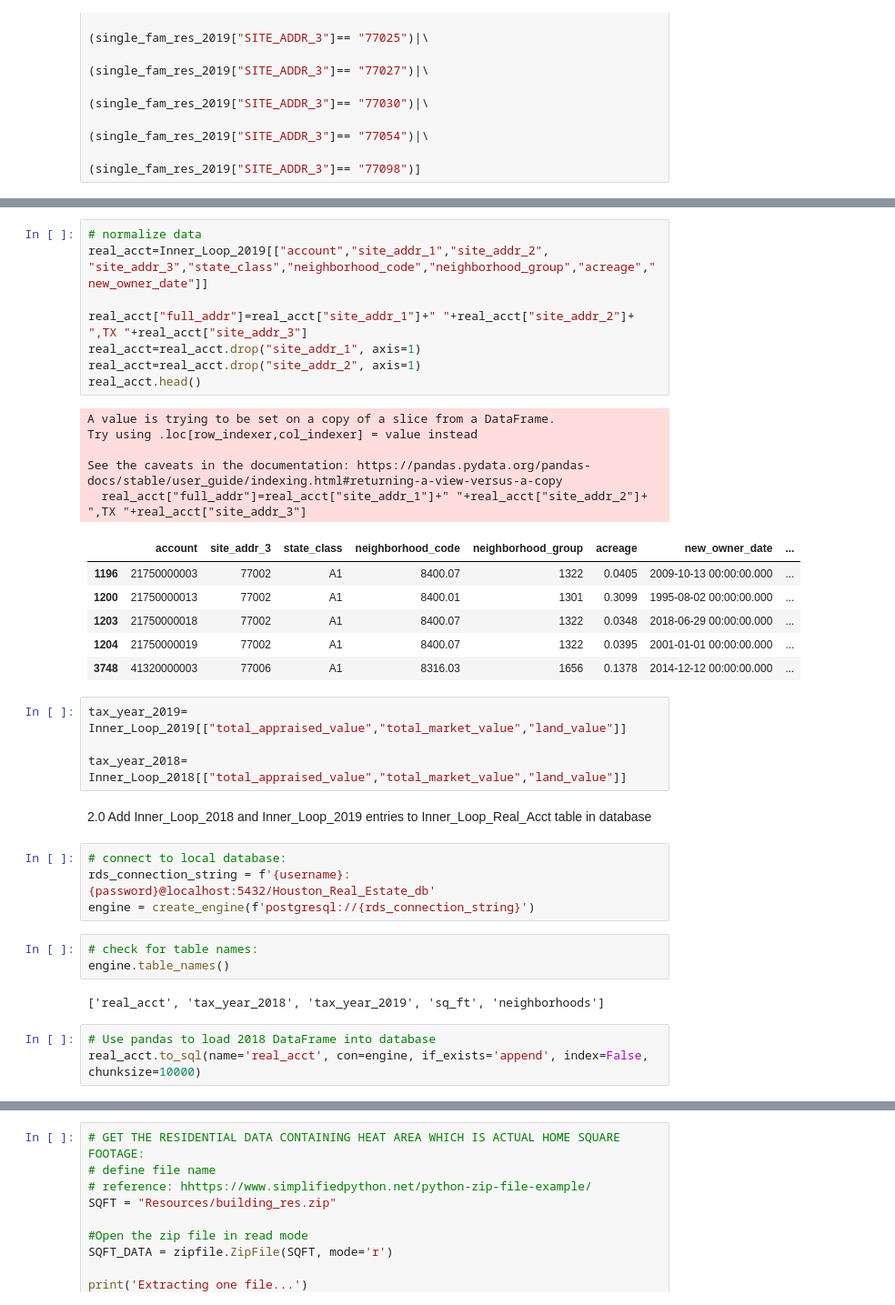
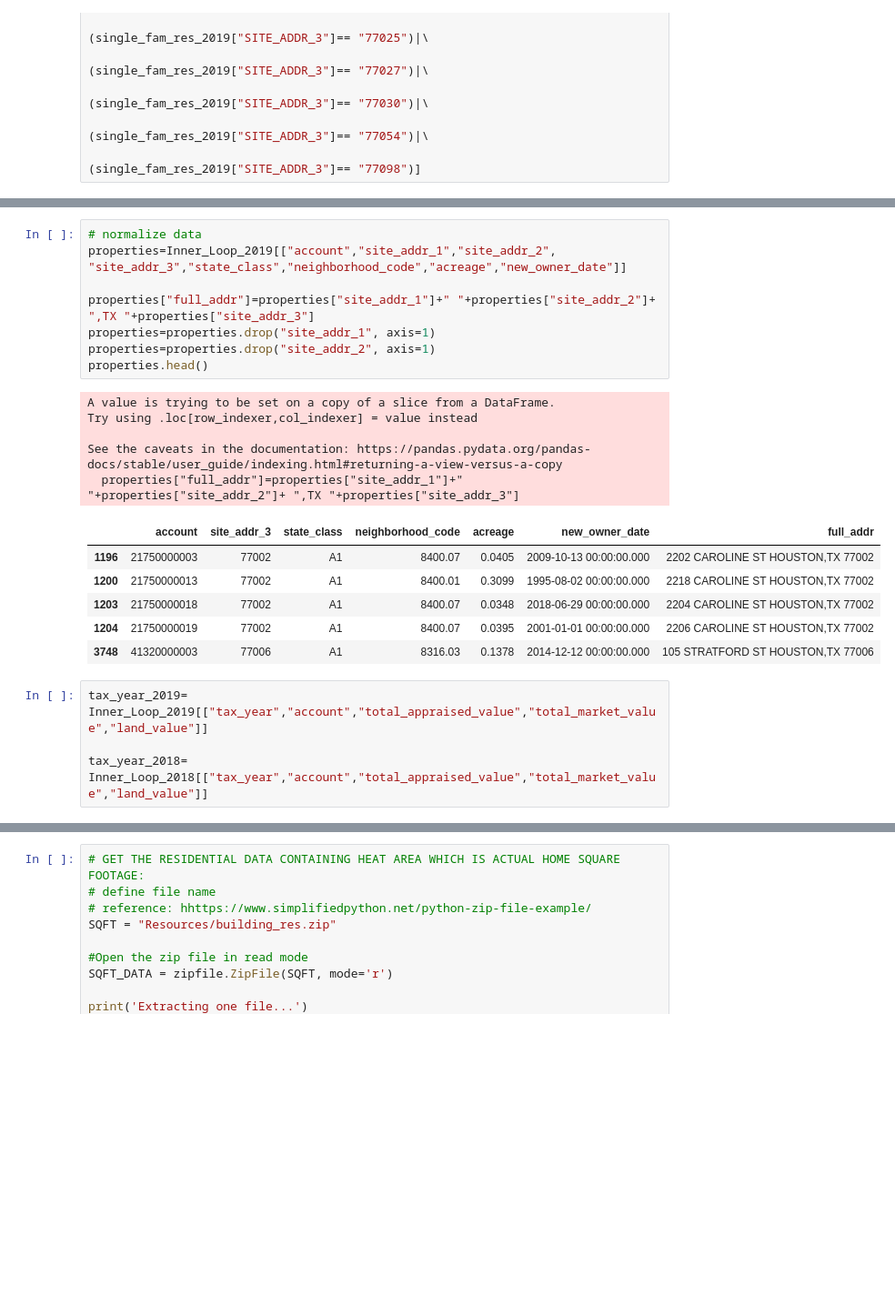
Before and after one commit to ellenrud84/RealEstateDatabase_SQLAlchemyDemo, a Jupyter notebook: ETL_HCAD.ipynb, the cells around one changed output, grey strips where cells are left out. Shown: that part at 91% size. Drawn from its saved outputs; the diff is of its cells as text; blank space fills up the shorter version.

Commit message:
revised columns and table output of hcad data, ready for merge with lat long.

```diff
--- a/ETL_HCAD.ipynb
+++ b/ETL_HCAD.ipynb
@@ -241,39 +241,25 @@ dtypes: float64(3), int64(3), object(7)
 memory usage: 3.3+ MB
 # %%
 # normalize data
-real_acct=Inner_Loop_2019[["account","site_addr_1","site_addr_2", "site_addr_3","state_class","neighborhood_code","neighborhood_group","acreage","new_owner_date"]]
+properties=Inner_Loop_2019[["account","site_addr_1","site_addr_2", "site_addr_3","state_class","neighborhood_code","acreage","new_owner_date"]]
 
-real_acct["full_addr"]=real_acct["site_addr_1"]+" "+real_acct["site_addr_2"]+ ",TX "+real_acct["site_addr_3"]
-real_acct=real_acct.drop("site_addr_1", axis=1)
-real_acct=real_acct.drop("site_addr_2", axis=1)
-real_acct.head()
+properties["full_addr"]=properties["site_addr_1"]+" "+properties["site_addr_2"]+ ",TX "+properties["site_addr_3"]
+properties=properties.drop("site_addr_1", axis=1)
+properties=properties.drop("site_addr_2", axis=1)
+properties.head()
 # %% [output]
 A value is trying to be set on a copy of a slice from a DataFrame.
 Try using .loc[row_indexer,col_indexer] = value instead
 
 See the caveats in the documentation: https://pandas.pydata.org/pandas-docs/stable/user_guide/indexing.html#returning-a-view-versus-a-copy
-  real_acct["full_addr"]=real_acct["site_addr_1"]+" "+real_acct["site_addr_2"]+ ",TX "+real_acct["site_addr_3"]
+  properties["full_addr"]=properties["site_addr_1"]+" "+properties["site_addr_2"]+ ",TX "+properties["site_addr_3"]
-|  | account | site_addr_3 | state_class | neighborhood_code | neighborhood_group | acreage | new_owner_date | ... |
-| 1196 | 21750000003 | 77002 | A1 | 8400.07 | 1322 | 0.0405 | 2009-10-13 00:00:00.000 | ... |
-| 1200 | 21750000013 | 77002 | A1 | 8400.01 | 1301 | 0.3099 | 1995-08-02 00:00:00.000 | ... |
-| 1203 | 21750000018 | 77002 | A1 | 8400.07 | 1322 | 0.0348 | 2018-06-29 00:00:00.000 | ... |
-| 1204 | 21750000019 | 77002 | A1 | 8400.07 | 1322 | 0.0395 | 2001-01-01 00:00:00.000 | ... |
-| 3748 | 41320000003 | 77006 | A1 | 8316.03 | 1656 | 0.1378 | 2014-12-12 00:00:00.000 | ... |
+|  | account | site_addr_3 | state_class | neighborhood_code | acreage | new_owner_date | full_addr |
+| 1196 | 21750000003 | 77002 | A1 | 8400.07 | 0.0405 | 2009-10-13 00:00:00.000 | 2202 CAROLINE ST HOUSTON,TX 77002 |
+| 1200 | 21750000013 | 77002 | A1 | 8400.01 | 0.3099 | 1995-08-02 00:00:00.000 | 2218 CAROLINE ST HOUSTON,TX 77002 |
+| 1203 | 21750000018 | 77002 | A1 | 8400.07 | 0.0348 | 2018-06-29 00:00:00.000 | 2204 CAROLINE ST HOUSTON,TX 77002 |
+| 1204 | 21750000019 | 77002 | A1 | 8400.07 | 0.0395 | 2001-01-01 00:00:00.000 | 2206 CAROLINE ST HOUSTON,TX 77002 |
+| 3748 | 41320000003 | 77006 | A1 | 8316.03 | 0.1378 | 2014-12-12 00:00:00.000 | 105 STRATFORD ST HOUSTON,TX 77006 |
 # %%
-tax_year_2019= Inner_Loop_2019[["total_appraised_value","total_market_value","land_value"]]
+tax_year_2019= Inner_Loop_2019[["tax_year","account","total_appraised_value","total_market_value","land_value"]]
 
-tax_year_2018= Inner_Loop_2018[["total_appraised_value","total_market_value","land_value"]]
+tax_year_2018= Inner_Loop_2018[["tax_year","account","total_appraised_value","total_market_value","land_value"]]
-# %% [markdown]
-2.0 Add Inner_Loop_2018 and Inner_Loop_2019 entries to Inner_Loop_Real_Acct table in database
-# %%
-# connect to local database:
-rds_connection_string = f'{username}:{password}@localhost:5432/Houston_Real_Estate_db'
-engine = create_engine(f'postgresql://{rds_connection_string}')
-# %%
-# check for table names:
-engine.table_names()
-# %% [output]
-['real_acct', 'tax_year_2018', 'tax_year_2019', 'sq_ft', 'neighborhoods']
-# %%
-# Use pandas to load 2018 DataFrame into database
-real_acct.to_sql(name='real_acct', con=engine, if_exists='append', index=False, chunksize=10000)
```
Also changed, not shown: parts of 30 cells of this notebook.
